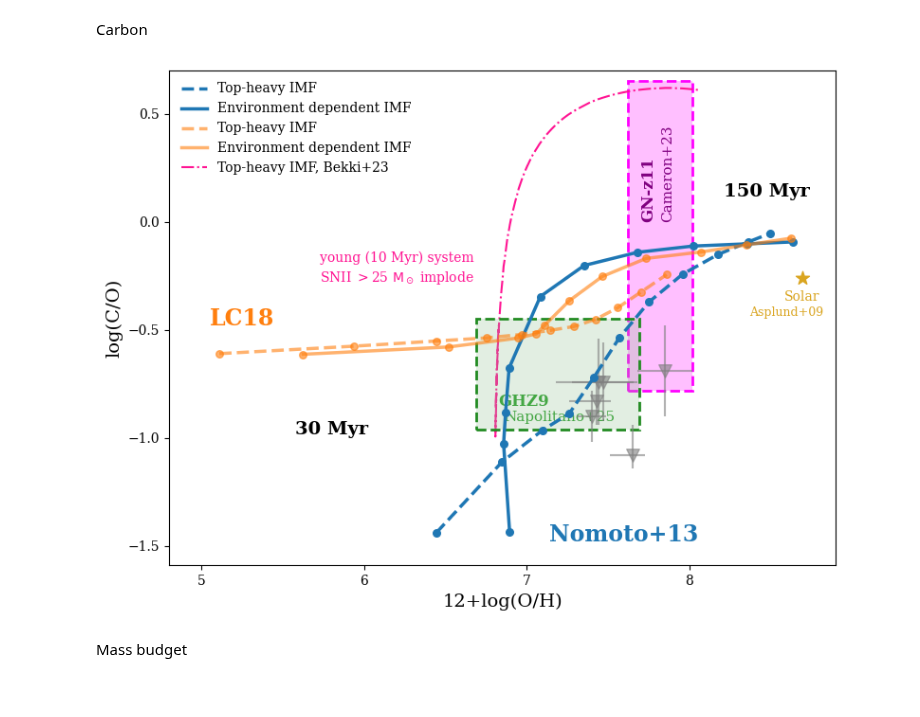
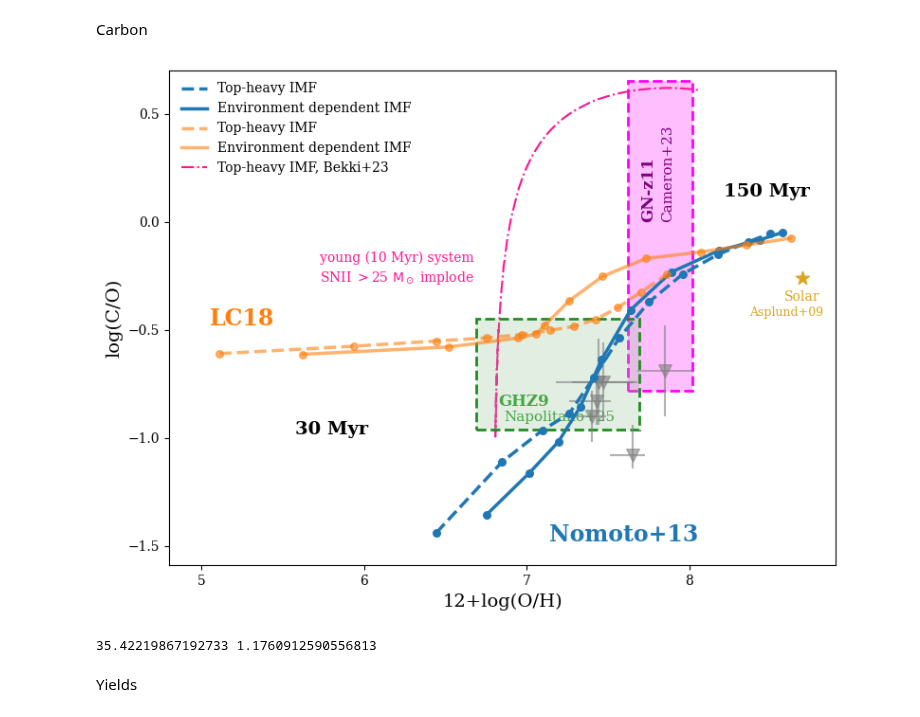
Before and after one commit to bshidvb/galIMF, a Jupyter notebook: plotting/plots_for-paper.ipynb, the cells around one changed output. Saved outputs shown, nothing was run; the diff lists cells and outputs as text; code cells hidden in the pictures.

```diff
--- a/plotting/plots_for-paper.ipynb
+++ b/plotting/plots_for-paper.ipynb
@@ -178,7 +178,7 @@ for i, path in enumerate(file_paths):
     plt.plot(logOH[index_x:index_y], logNO[index_x:index_y], color='tab:blue', lw=2.5, label='Top-heavy IMF', linestyle="--")
 
 # file_paths = glob.glob("/Users/adriana_work/Desktop/galIMF/simulation_results_from_galaxy_evol/20260703/Nomoto/imfigimfSTF0.04Log_SFR1.0SFEN15SFE0.008Z_0-4.15infall0.009/chemical_and_SN_evolution.txt")
-file_paths = glob.glob("/Users/adriana_work/Desktop/galIMF/simulation_results_from_galaxy_evol/paper/nomoto/imfigimfSTF0.04Log_SFR0.3SFEN100SFE0.008Z_0-4.15infall0.009/chemical_and_SN_evolution.txt")
+file_paths = glob.glob("/Users/adriana_work/Desktop/galIMF/simulation_results_from_galaxy_evol/paper/nomoto/igimf2/imfigimfSTF0.04Log_SFR1.0SFEN15SFE0.008Z_0-4.15infall0.0065/chemical_and_SN_evolution.txt")
 index_x=4
 index_y=14
 
@@ -407,7 +407,7 @@ for i, path in enumerate(file_paths):
     plt.plot(logOH[index_x:index_y], logCO[index_x:index_y], color='tab:blue', lw=2.5, label='Top-heavy IMF', linestyle="--", zorder=10)
 
 # file_paths = glob.glob("/Users/adriana_work/Desktop/galIMF/simulation_results_from_galaxy_evol/20260703/Nomoto/imfigimfSTF0.04Log_SFR1.0SFEN15SFE0.008Z_0-4.15infall0.009/chemical_and_SN_evolution.txt")
-file_paths = glob.glob("/Users/adriana_work/Desktop/galIMF/simulation_results_from_galaxy_evol/paper/nomoto/imfigimfSTF0.04Log_SFR0.3SFEN100SFE0.008Z_0-4.15infall0.009/chemical_and_SN_evolution.txt")
+file_paths = glob.glob("/Users/adriana_work/Desktop/galIMF/simulation_results_from_galaxy_evol/paper/nomoto/igimf2/imfigimfSTF0.04Log_SFR1.0SFEN15SFE0.008Z_0-4.15infall0.0065/chemical_and_SN_evolution.txt")
 index_x = 4
 index_y = 14
 
@@ -447,43 +447,43 @@ for i, path in enumerate(file_paths):
     time_steps = data['time step list:']
     stellar_ages = np.log10(time_steps)
     logCO, logOH = recalculate(logCO, logOH)
     # smooth_logOH, smooth_logNO = fit(logOH, logNO)
     # plt.plot(smooth_logOH[index_x:index_y], smooth_logNO[index_x:index_y], color=colors[i % len(colors)], lw=0.8, label=label)
     plt.scatter(logOH[index_x:index_y], logCO[index_x:index_y], color='tab:orange', s=30, alpha=0.6, zorder=10)
     plt.plot(logOH[index_x:index_y], logCO[index_x:index_y], color='tab:orange', lw=2.5, label='Environment dependent IMF', alpha=0.6, zorder=10)
 
 plt.text(5.8, -1, '30 Myr', color='black', ha='center', va='bottom', fontsize=14, weight="bold")
 plt.text(8.475, 0.1, '150 Myr', color='black', ha='center', va='bottom', fontsize=14, weight="bold")
 
 plt.text(7.6, -1.5, 'Nomoto+13', color='tab:blue', ha='center', va='bottom', fontsize=17, weight="bold")
 plt.text(5.25, -0.5, 'LC18', color='tab:orange', ha='center', va='bottom', fontsize=17, weight="bold")
 
 filename='./paper_carbon.pdf'
 plt.xlabel('12+log(O/H)', fontsize=14)
 plt.ylabel('log(C/O)', fontsize=14)
 plt.locator_params(axis='x', nbins=8)
 plt.locator_params(axis='y', nbins=8)
 plt.xlim(4.8, 8.9)
 plt.ylim(-1.59, 0.7)
 # plt.title(title, fontsize=12)
 plot_Cameron_carbon()
 plot_Bekki_comparison()
 plot_high_redshift_data_Ji25()
 plt.legend(bbox_to_anchor=(0, 1), loc="upper left", fontsize=10, frameon=False)
 plt.savefig(filename, bbox_inches='tight', dpi=300)
 plt.tight_layout()
 plt.show()
 # %% [output]
-[figure, old version]
+[figure, new version]
 # %%
 #Model 2
-file_paths = glob.glob("/Users/adriana_work/Desktop/galIMF/simulation_results_from_galaxy_evol/final_results/imfKroupaSTF0.04alpha2.1Log_SFR0.3SFEN100SFE0.0062Z_0-4.15infall0.008/chemical_and_SN_evolution.txt")
-file_paths = glob.glob("/Users/adriana_work/Desktop/galIMF/simulation_results_from_galaxy_evol/final_results/imfKroupaSTF0.04alpha2.3Log_SFR0.2SFEN100SFE0.0061Z_0-4.15infall0.0008/chemical_and_SN_evolution.txt")
-file_paths = glob.glob("/Users/adriana_work/Desktop/galIMF/simulation_results_from_galaxy_evol/final_results/imfKroupaSTF0.02alpha3.0Log_SFR-0.3SFEN100SFE0.0085Z_0-4.15infall0.0008/chemical_and_SN_evolution.txt")
-plt.text(4.9, -0.73, '20 Myr', color='black', ha='center', va='bottom', fontsize=12, weight="bold")
-plt.text(8.575, 0.02, '110 Myr', color='tab:green', ha='center', va='bottom', fontsize=12, weight="bold")
-plt.text(8.575, -0.09, '130 Myr', color='tab:orange', ha='center', va='bottom', fontsize=12, weight="bold")
-plt.text(8.475, -0.2, '150 Myr', color='tab:blue', ha='center', va='bottom', fontsize=12, weight="bold")
+# file_paths = glob.glob("/Users/adriana_work/Desktop/galIMF/simulation_results_from_galaxy_evol/final_results/imfKroupaSTF0.04alpha2.1Log_SFR0.3SFEN100SFE0.0062Z_0-4.15infall0.008/chemical_and_SN_evolution.txt")
+# file_paths = glob.glob("/Users/adriana_work/Desktop/galIMF/simulation_results_from_galaxy_evol/final_results/imfKroupaSTF0.04alpha2.3Log_SFR0.2SFEN100SFE0.0061Z_0-4.15infall0.0008/chemical_and_SN_evolution.txt")
+# file_paths = glob.glob("/Users/adriana_work/Desktop/galIMF/simulation_results_from_galaxy_evol/final_results/imfKroupaSTF0.02alpha3.0Log_SFR-0.3SFEN100SFE0.0085Z_0-4.15infall0.0008/chemical_and_SN_evolution.txt")
+# plt.text(4.9, -0.73, '20 Myr', color='black', ha='center', va='bottom', fontsize=12, weight="bold")
+# plt.text(8.575, 0.02, '110 Myr', color='tab:green', ha='center', va='bottom', fontsize=12, weight="bold")
+# plt.text(8.575, -0.09, '130 Myr', color='tab:orange', ha='center', va='bottom', fontsize=12, weight="bold")
+# plt.text(8.475, -0.2, '150 Myr', color='tab:blue', ha='center', va='bottom', fontsize=12, weight="bold")
 
 #Model 3
 # file_paths = glob.glob("/Users/adriana_work/Desktop/galIMF/simulation_results_from_galaxy_evol/M300_yields/20260502/imfKroupaSTF0.04alpha2.1Log_SFR0.5SFEN100SFE0.0052Z_0-4.15infall0.0008/chemical_and_SN_evolution.txt")
@@ -502,5 +502,26 @@ plt.text(8.475, -0.2, '150 Myr', color='tab:blue', ha='center', va='bottom', fon
 # plt.text(8.25, 0.03, '100 Myr', color='tab:green', ha='center', va='bottom', fontsize=12, weight="bold")
 # plt.text(8.6, -0.02, '130 Myr', color='tab:orange', ha='center', va='bottom', fontsize=12, weight="bold")
 # plt.text(8.62, -0.15, '140 Myr', color='tab:blue', ha='center', va='bottom', fontsize=12, weight="bold")
+
+def load_data_with_names(file_path):
+    with open(file_path, 'r') as file:
+        lines = file.readlines()
+    data_dict = {}
+    for i in range(len(lines)):
+        line = lines[i].strip()
+        if line.startswith("#"):
+            row_name = line[1:].strip()
+            if i + 1 < len(lines):
+                data = list(map(float, lines[i + 1].strip().split()))
+                data_dict[row_name] = data
+    return data_dict
+
+lifetime = load_data_with_names("/Users/adriana_work/Desktop/galIMF/yield_tables__2024/rearranged___/setllar_lifetime_from_Limongi_R300_sup_agb/Limongi_R300_sup_agb_Z=3.236e-05.txt")
+mass = lifetime["mass"]
+lifetime = lifetime["lifetime"]
+
+print(lifetime[21]/1e6, np.log10(mass[23]))
+# %% [output]
+35.42219867192733 1.1760912590556813
 # %% [markdown]
-Mass budget
+Yields
```
Also changed, not shown: parts of 3 cells of this notebook, 1 other file.
